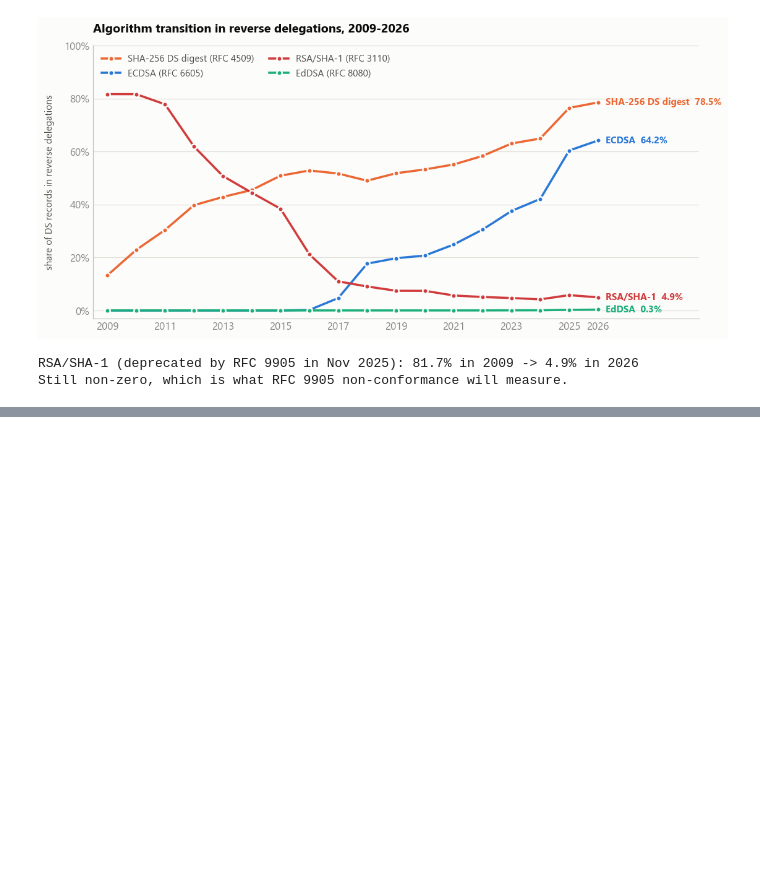
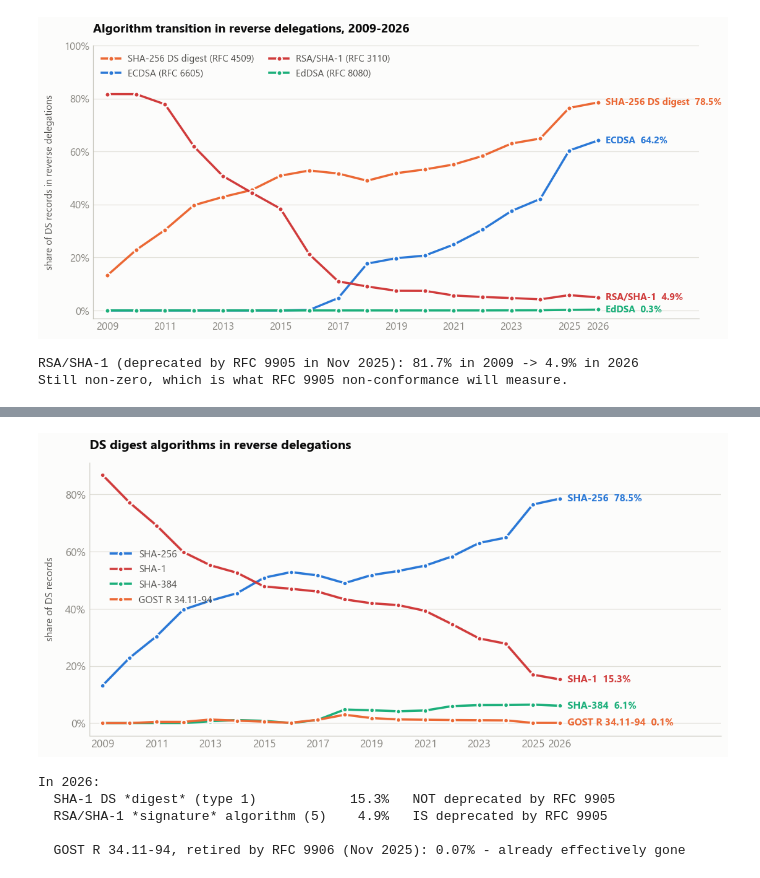
Before and after one commit to j776w781/rfc_adoption, a Jupyter notebook: notebooks/dnssec_crossref_openintel_ripe.ipynb, the cells around one changed output, grey strips where cells are left out. Saved outputs shown, nothing was run; the diff lists cells and outputs as text; code cells hidden in the pictures; blank space fills up the shorter version.

```diff
--- a/notebooks/dnssec_crossref_openintel_ripe.ipynb
+++ b/notebooks/dnssec_crossref_openintel_ripe.ipynb
@@ -563,0 +753,45 @@ Still non-zero, which is what RFC 9905 non-conformance will measure.
+# %%
+digest = pd.DataFrame(json.loads((ROOT / "out/analysis/crossref_digest.json").read_text()))
+NAMES = {1: "SHA-1", 2: "SHA-256", 3: "GOST R 34.11-94", 4: "SHA-384",
+         5: "GOST 2012", 6: "SM3"}
+digest["name"] = digest.digest.map(NAMES).fillna(digest.digest.astype(str))
+pivot = digest.pivot_table(index="yr", columns="name", values="n", aggfunc="sum").fillna(0)
+pivot = pivot.div(pivot.sum(axis=1), axis=0) * 100
+
+fig, ax = plt.subplots(figsize=(11.5, 5.0))
+cols = {"SHA-256": "#2a78d6", "SHA-1": "#d03b3b",
+        "SHA-384": "#1baf7a", "GOST R 34.11-94": "#eb6834"}
+for name in ("SHA-256", "SHA-1", "SHA-384", "GOST R 34.11-94"):
+    if name not in pivot.columns:
+        continue
+    xs = [int(y) for y in pivot.index]
+    ax.plot(xs, pivot[name].values, lw=2.3, color=cols[name], marker="o", ms=5,
+            mfc=cols[name], mec=SURFACE, mew=1.5, label=name, zorder=3)
+    ax.annotate(f"{name}  {pivot[name].iloc[-1]:.1f}%", (xs[-1], pivot[name].iloc[-1]),
+                xytext=(8, 0), textcoords="offset points", va="center",
+                color=cols[name], fontsize=10, fontweight="bold")
+style(ax); pct(ax); years(ax, [int(y) for y in pivot.index])
+ax.set_xlim(2008.5, 2032)
+ax.set_ylabel("share of DS records", color=INK_2, labelpad=10)
+ax.set_title("DS digest algorithms in reverse delegations", color=INK,
+             fontweight="bold", loc="left", pad=14)
+ax.legend(frameon=False, fontsize=10, labelcolor=INK_2, loc="center left",
+          bbox_to_anchor=(0.02, 0.58))
+save(fig, "08_ds_digest_types"); plt.show()
+
+sig_sha1 = by_year(rev, "RFC 3110").iloc[-1]
+dig_sha1 = pivot["SHA-1"].iloc[-1]
+gost = pivot["GOST R 34.11-94"].iloc[-1] if "GOST R 34.11-94" in pivot.columns else 0.0
+print(f"In {pivot.index[-1]}:")
+print(f"  SHA-1 DS *digest* (type 1)           {dig_sha1:5.1f}%   NOT deprecated by RFC 9905")
+print(f"  RSA/SHA-1 *signature* algorithm (5)  {sig_sha1:5.1f}%   IS deprecated by RFC 9905")
+print()
+print(f"  GOST R 34.11-94, retired by RFC 9906 (Nov 2025): {gost:.2f}% "
+      f"- already effectively gone")
+# %% [output]
+[figure, added]
+In 2026:
+  SHA-1 DS *digest* (type 1)            15.3%   NOT deprecated by RFC 9905
+  RSA/SHA-1 *signature* algorithm (5)    4.9%   IS deprecated by RFC 9905
+
+  GOST R 34.11-94, retired by RFC 9906 (Nov 2025): 0.07% - already effectively gone
```
Also changed, not shown: parts of 14 cells of this notebook, 12 other files.
